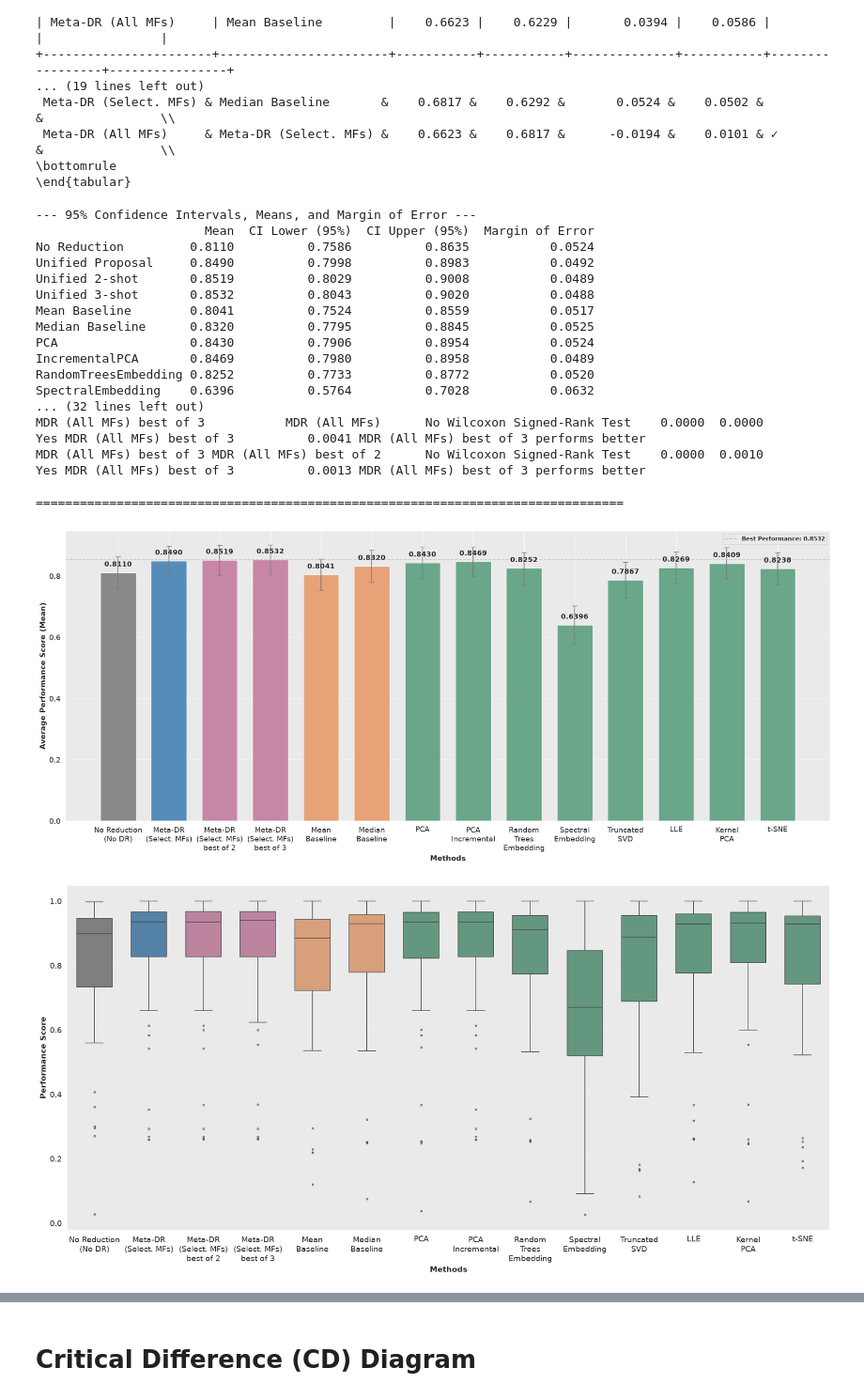
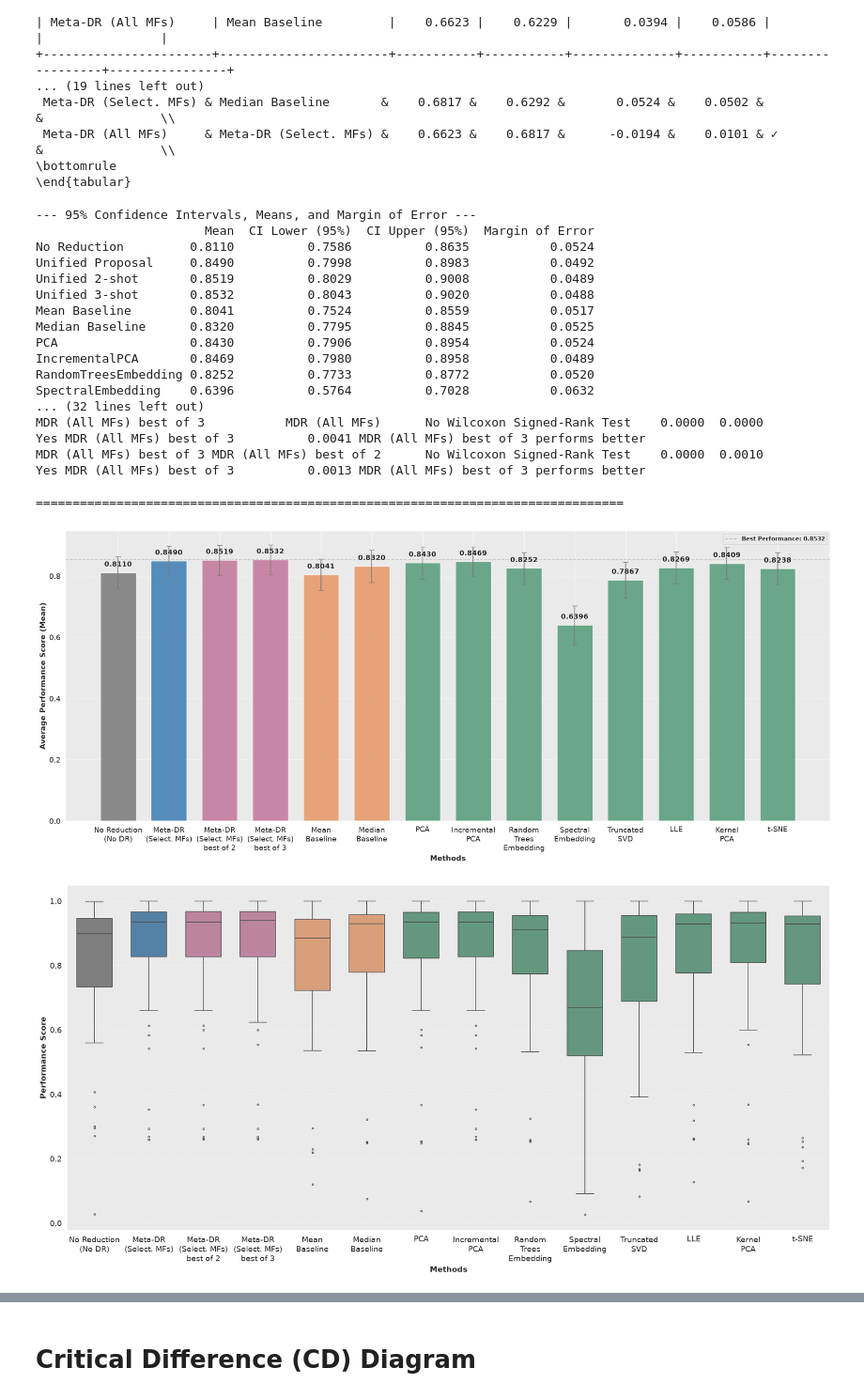
Before and after one commit to silvadaniell/meta-dr, a Jupyter notebook: Meta_DR.ipynb, the cells around one changed output, grey strips where cells are left out. Shown at 94% size. Drawn from its saved outputs; the diff is of its cells as text; code cells hidden in the pictures.

```diff
--- a/Meta_DR.ipynb
+++ b/Meta_DR.ipynb
@@ -4058,7 +4042,7 @@ rename_labels_nshot = {
     'Mean Baseline': 'Mean\nBaseline',
     'Median Baseline': 'Median\nBaseline',
     'PCA': 'PCA',
-    'IncrementalPCA': 'PCA\nIncremental',
+    'IncrementalPCA': 'Incremental\nPCA',
     'RandomTreesEmbedding': 'Random\nTrees\nEmbedding',
     'SpectralEmbedding': 'Spectral\nEmbedding',
     'TruncatedSVD': 'Truncated\nSVD',
@@ -4146,7 +4130,7 @@ MDR (All MFs) best of 3           MDR (All MFs)      No Wilcoxon Signed-Rank Tes
 MDR (All MFs) best of 3 MDR (All MFs) best of 2      No Wilcoxon Signed-Rank Test    0.0000  0.0010          Yes MDR (All MFs) best of 3          0.0013 MDR (All MFs) best of 3 performs better
 
 ================================================================================
-[figure, old version]
+[figure, new version]
 # %%
 # VISUALIZAÇÃO: Boxplot de Performance com No Reduction
 
@@ -4172,7 +4156,7 @@ rename_labels_nshot = {
     'Mean Baseline': 'Mean\nBaseline',
     'Median Baseline': 'Median\nBaseline',
     'PCA': 'PCA',
-    'IncrementalPCA': 'PCA\nIncremental',
+    'IncrementalPCA': 'Incremental\nPCA',
     'RandomTreesEmbedding': 'Random\nTrees\nEmbedding',
     'SpectralEmbedding': 'Spectral\nEmbedding',
     'TruncatedSVD': 'Truncated\nSVD',
@@ -4203,33 +4187,33 @@ ax = sns.boxplot(
     data=df_plot_renamed,
     palette=custom_colors_nshot,
     width=0.65,
     linewidth=1.2,
     fliersize=3
 )
 
 # Axis formatting (Ajustado o ha="right" e rotation=45 caso os nomes fiquem muito juntos)
 plt.xticks(rotation=0, fontsize=11, ha="center")
 plt.yticks(fontsize=11)
 plt.ylabel("Performance Score", fontsize=14, fontweight='bold')
 plt.xlabel("Methods", fontsize=14, fontweight='bold')
 plt.yticks(fontsize=14)
 plt.xticks(fontsize=14)
 
 # Grid only on y-axis
 plt.grid(axis='y', linestyle='--', alpha=0.5)
 plt.grid(axis='x', visible=False)
 
 # Improve spacing
 plt.tight_layout()
 
 # Save figure
 plt.savefig(
-    "Average_Performance_Boxplot.pdf",
+    "Average-Performancebox.pdf",
     format="pdf",
     bbox_inches="tight"
 )
 
 plt.show()
 # %% [output]
-[figure, old version]
+[figure, new version]
 # %%
```
Also changed, not shown: parts of 10 cells of this notebook.
